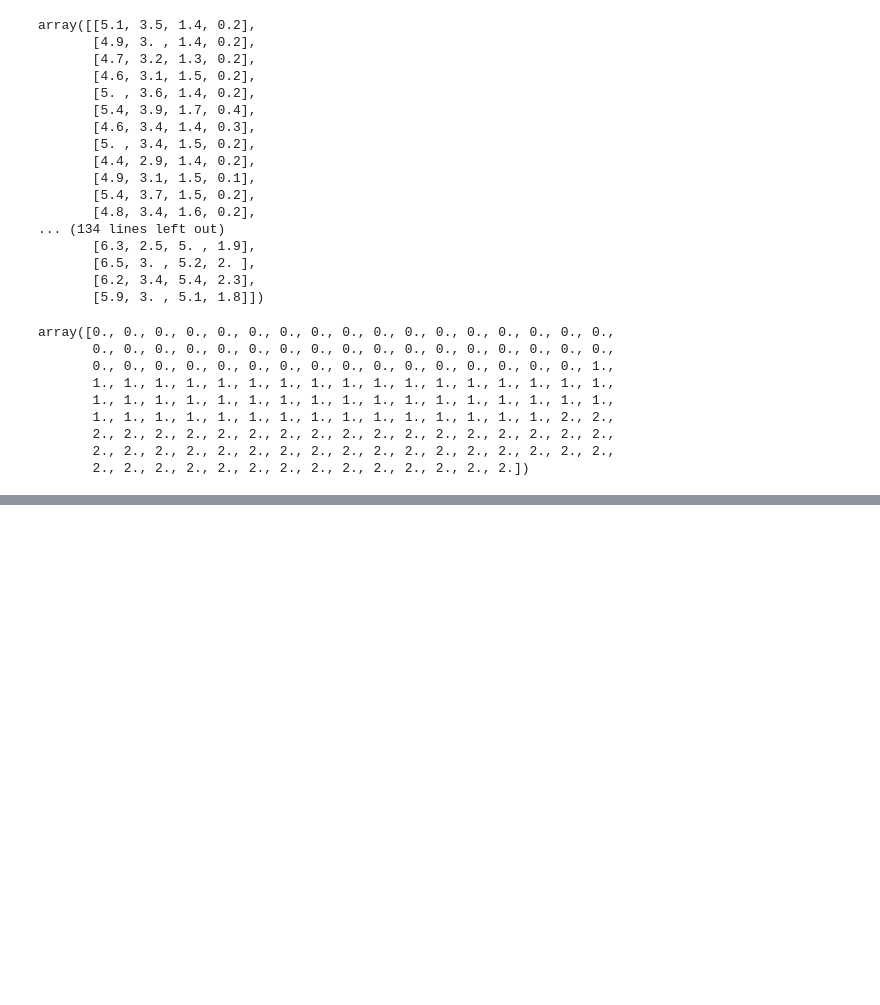
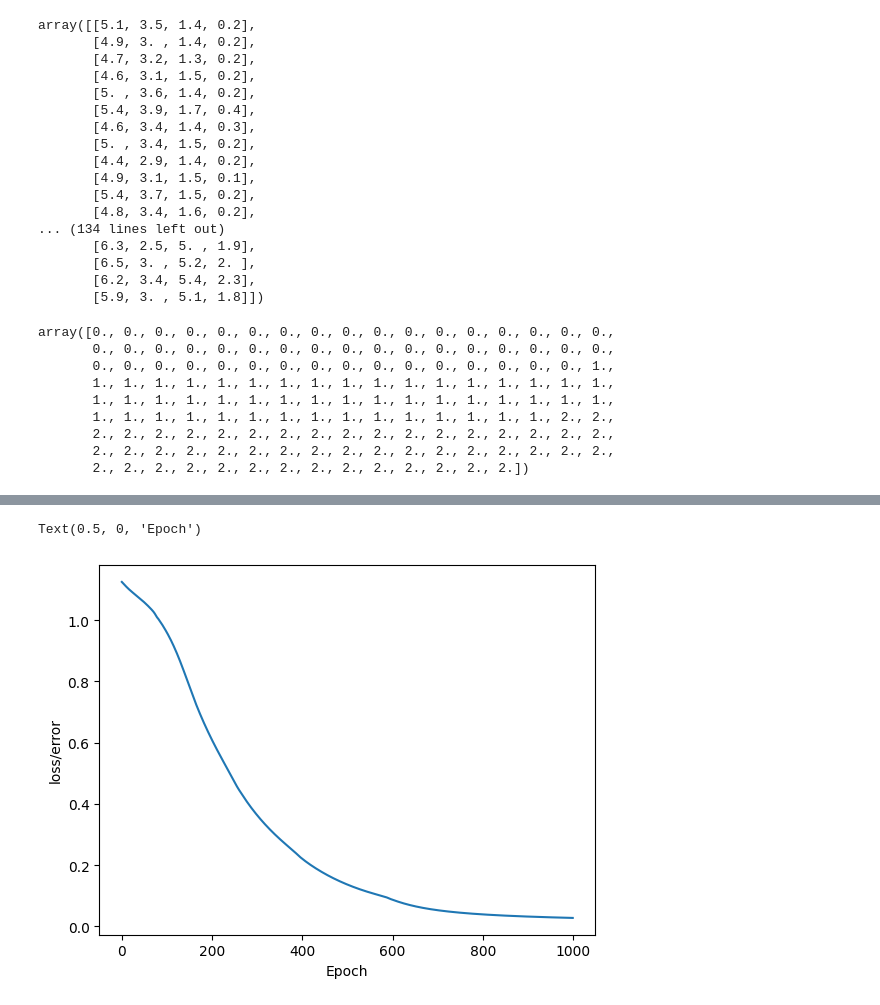
Before and after one commit to iamVedanta/pytorch-basics, a Jupyter notebook: simple_NeuralNetwork.ipynb, the cells around one changed output, grey strips where cells are left out. Drawn from its saved outputs; the diff is of its cells as text; code cells hidden in the pictures; blank space fills up the shorter version.

```diff
--- a/simple_NeuralNetwork.ipynb
+++ b/simple_NeuralNetwork.ipynb
@@ -143,0 +153,9 @@ X_test =  torch.FloatTensor(X_train)
+# %%
+#conver y labels to tensor long
+y_train  = torch.LongTensor(y_train)
+y_test = torch.LongTensor(y_test)
+# %%
+#Set the criterion of model to measure the error, i.e, how far off the predictions are from the data
+criterion = nn.CrossEntropyLoss()
+#Choose an optimiser - Adams optimizer, set the lr(learning rate, if error doesnt go down after a bunch of iterations(epochs) we probably have to lower our learning rate )
+optimizer = torch.optim.Adam(model.parameters(),lr=0.001)
@@ -143,0 +170,24 @@ X_test =  torch.FloatTensor(X_train)
+# %%
+#Train the model
+#Epochs ?(one runt hru all the training data in our network)
+epochs = 1000
+losses = [] #we need to keep track of our errors or losses. Cuz we want to decrese the loss over time, that's wjem we know our model is learning
+for i in range(epochs):
+  #Go forward and get a prediction
+  y_pred = model.forward(X_train) #Get predicted results
+
+  #Measure the loss/errors, gonna be high at first
+  loss = criterion(y_pred, y_train) #predicted values v/s the y_train
+
+  #Keep Track of our losses
+  #losses.append(loss)
+  losses.append(loss.detach().numpy()) #loss is a tensor, we use detach to convert it back to a numpy
+
+  #print every 10 epoch
+  if i%10==0:
+    print(f"Epochs: {i} and loss is:{loss}")
+
+  #Do some back propagation: take the erro rate of forward propogation and feeds it back thru the network to fine tune the weights
+  optimizer.zero_grad()
+  loss.backward()
+  optimizer.step()
@@ -143,0 +212,8 @@ X_test =  torch.FloatTensor(X_train)
+# %%
+#Graph it out
+plt.plot(range(epochs),losses)
+plt.ylabel("loss/error")
+plt.xlabel("Epoch")
+# %% [output]
+Text(0.5, 0, 'Epoch')
+[figure, added]
```
Also changed, not shown: parts of 4 cells of this notebook.
